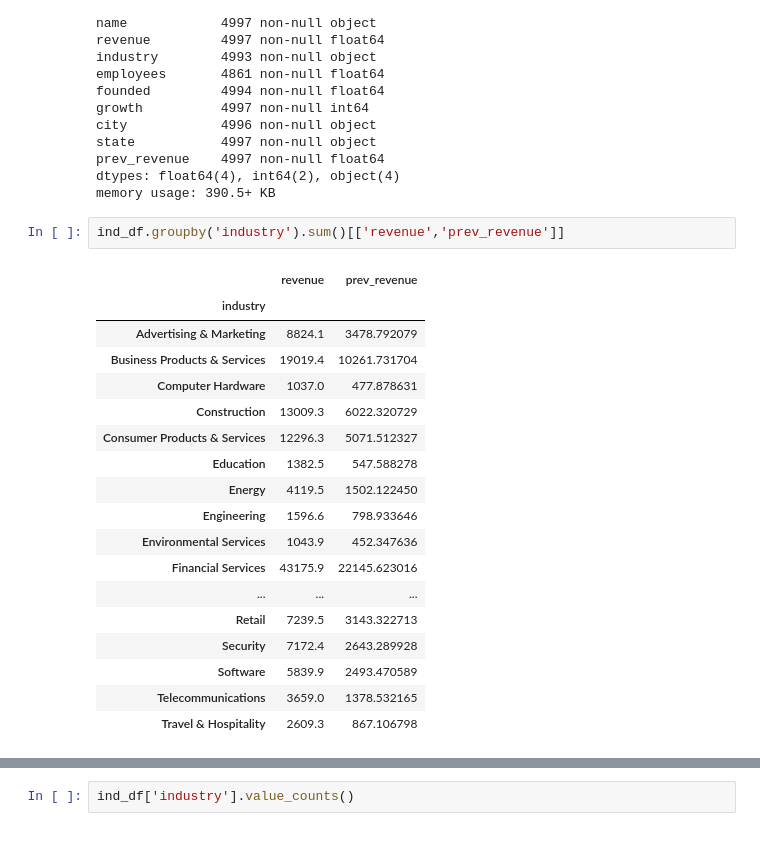
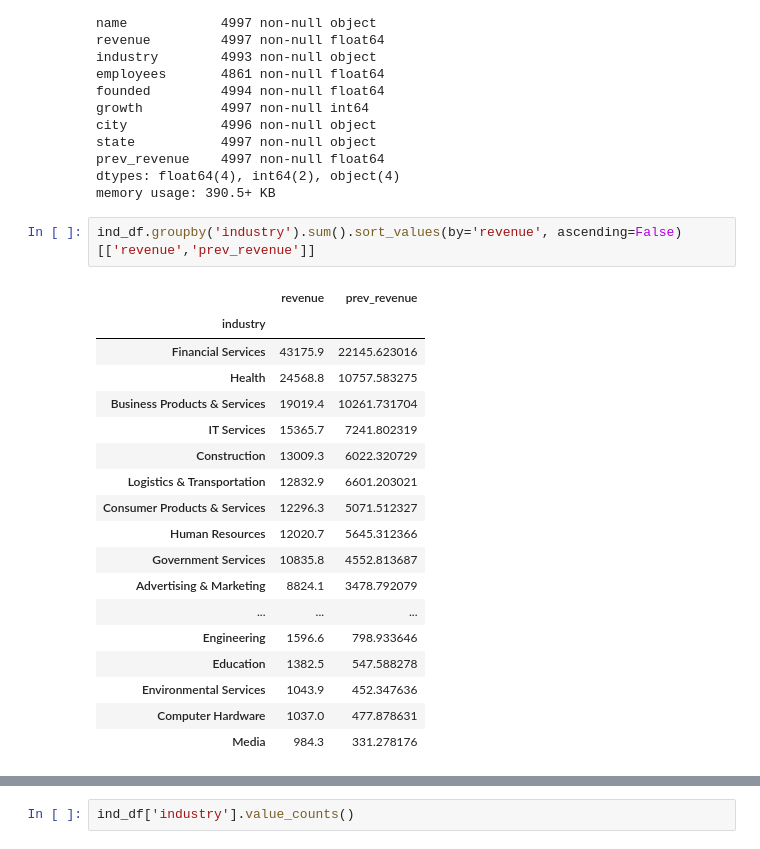
Before and after one commit to indianmoody/fastest-growing-companies-2017, a Jupyter notebook: industry_analysis.ipynb, the cells around one changed output, grey strips where cells are left out. Saved outputs shown, nothing was run; the diff lists cells and outputs as text.

Commit message:
industry analysis observed

```diff
--- a/industry_analysis.ipynb
+++ b/industry_analysis.ipynb
@@ -33,23 +39,23 @@ prev_revenue    4997 non-null float64
 dtypes: float64(4), int64(2), object(4)
 memory usage: 390.5+ KB
 # %%
-ind_df.groupby('industry').sum()[['revenue','prev_revenue']]
+ind_df.groupby('industry').sum().sort_values(by='revenue', ascending=False)[['revenue','prev_revenue']]
 # %% [output]
 |  | revenue | prev_revenue |
 | industry |  |  |
+| Financial Services | 43175.9 | 22145.623016 |
+| Health | 24568.8 | 10757.583275 |
+| Business Products & Services | 19019.4 | 10261.731704 |
+| IT Services | 15365.7 | 7241.802319 |
+| Construction | 13009.3 | 6022.320729 |
+| Logistics & Transportation | 12832.9 | 6601.203021 |
+| Consumer Products & Services | 12296.3 | 5071.512327 |
+| Human Resources | 12020.7 | 5645.312366 |
+| Government Services | 10835.8 | 4552.813687 |
 | Advertising & Marketing | 8824.1 | 3478.792079 |
-| Business Products & Services | 19019.4 | 10261.731704 |
+| ... | ... | ... |
+| Engineering | 1596.6 | 798.933646 |
+| Education | 1382.5 | 547.588278 |
+| Environmental Services | 1043.9 | 452.347636 |
 | Computer Hardware | 1037.0 | 477.878631 |
-| Construction | 13009.3 | 6022.320729 |
-| Consumer Products & Services | 12296.3 | 5071.512327 |
-| Education | 1382.5 | 547.588278 |
-| Energy | 4119.5 | 1502.122450 |
-| Engineering | 1596.6 | 798.933646 |
-| Environmental Services | 1043.9 | 452.347636 |
-| Financial Services | 43175.9 | 22145.623016 |
-| ... | ... | ... |
-| Retail | 7239.5 | 3143.322713 |
-| Security | 7172.4 | 2643.289928 |
-| Software | 5839.9 | 2493.470589 |
-| Telecommunications | 3659.0 | 1378.532165 |
-| Travel & Hospitality | 2609.3 | 867.106798 |
+| Media | 984.3 | 331.278176 |
```
Also changed, not shown: parts of 28 cells of this notebook.
